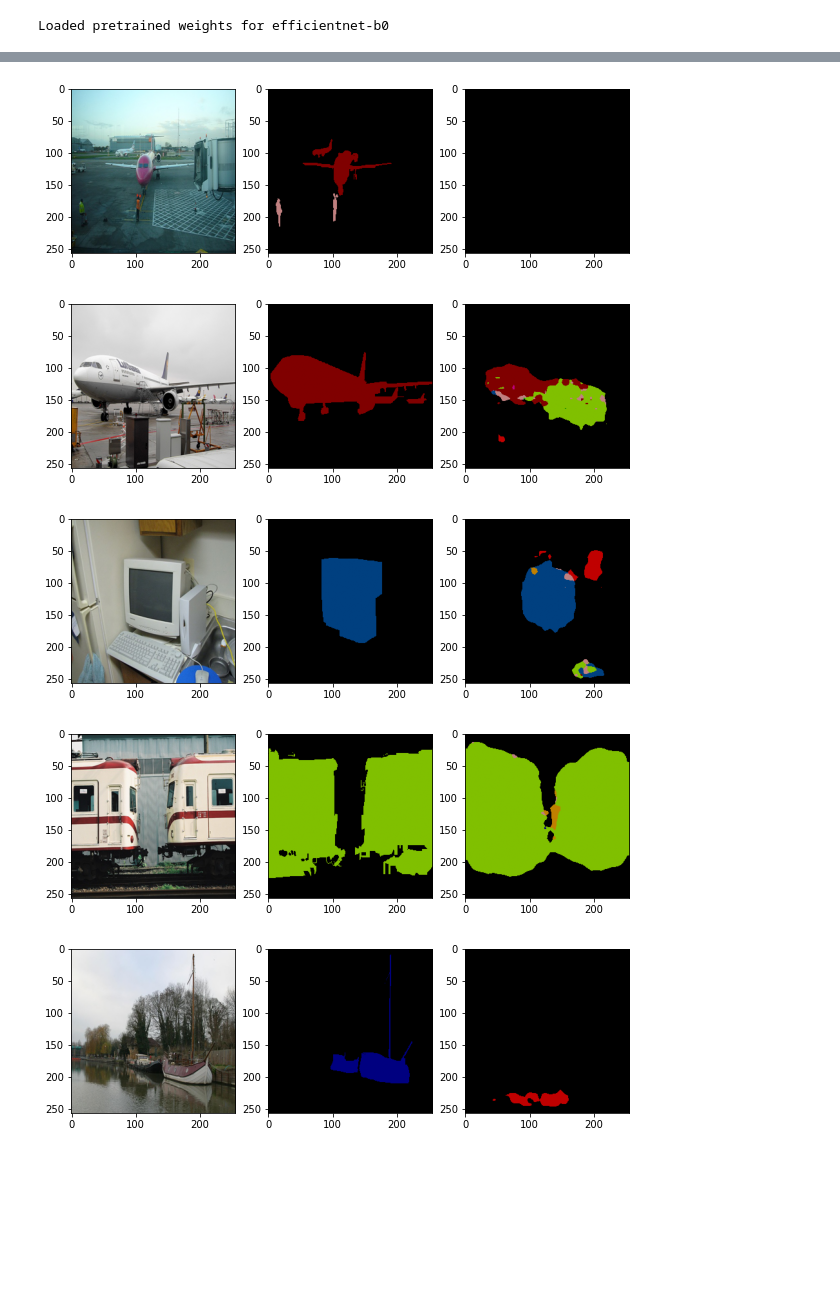
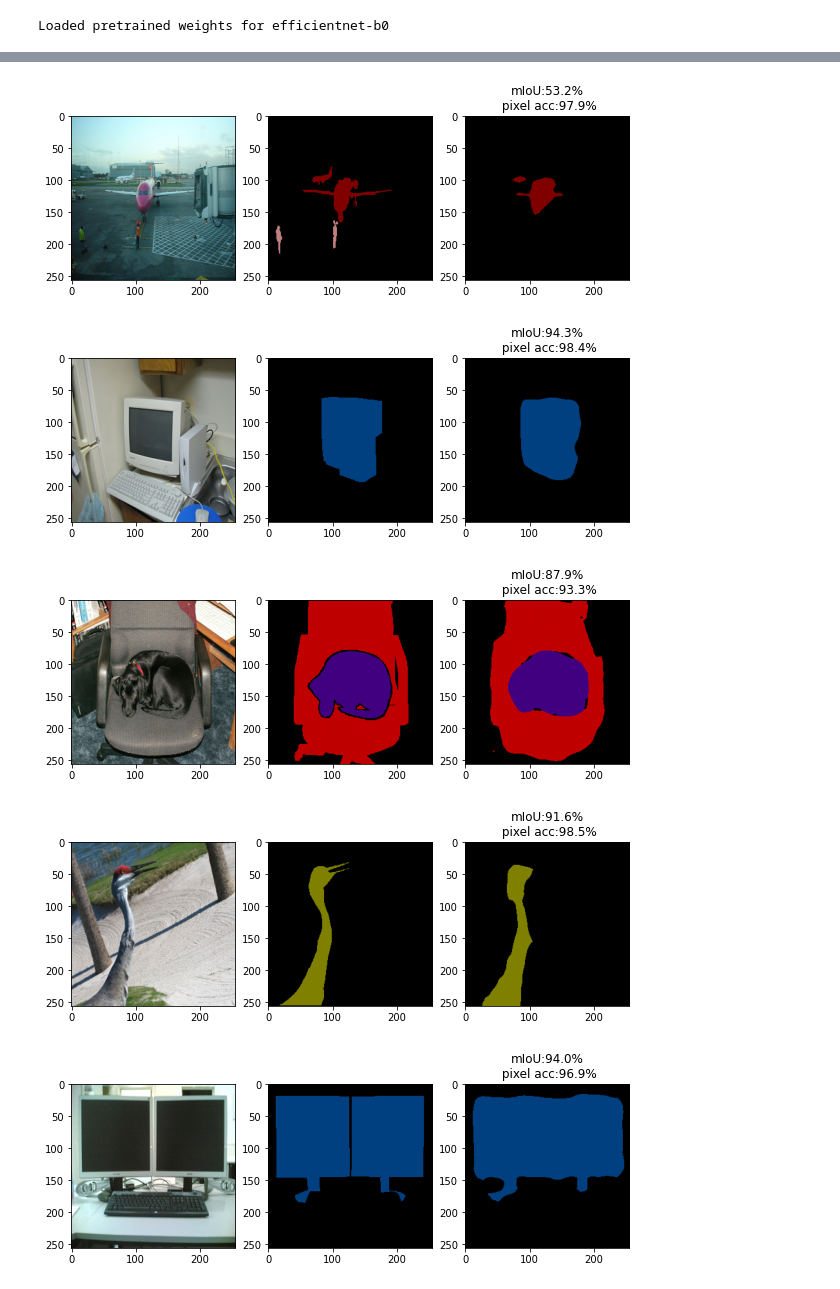
Before and after one commit to aa10402tw/RealTime-Segmentation, a Jupyter notebook: Train.ipynb, the cells around one changed output, grey strips where cells are left out. Cells and saved outputs as stored; diff of their text form; code cells hidden in the pictures; blank space fills up the shorter version.

Commit message:
update train

```diff
--- a/Train.ipynb
+++ b/Train.ipynb
@@ -19,15 +23,27 @@ from model.bisenet_v2 import BiSeNetV2
 # %%
 # Init Network, Loss and Optimizer
-net = BiSeNetV2(n_classes=21)
+n_classes = 21
+net = BiSeNetV2(n_classes=n_classes)
 criterion = torch.nn.CrossEntropyLoss()
 optimizer = torch.optim.Adam(net.parameters(), lr=0.0001)
+LABELS = [i for i in range(n_classes)]
 # %% [output]
 Loaded pretrained weights for efficientnet-b0
 # %%
-# Init Training Data Loader
+# Init Training & Evalutaion Data Loader
+img_size=(256, 256)
+batch_size = 32
 train_data = VOC2012_Dataset(
     root="G:/Codes/RealTime-Segementation/datasets/VOC2012",
-    img_size=(256, 256)
+    split='train',
+    img_size=img_size
 )
-batch_size = 16
-train_dataloader = data.DataLoader(train_data, batch_size=batch_size, shuffle=False)
+eval_data = VOC2012_Dataset(
+    root="G:/Codes/RealTime-Segementation/datasets/VOC2012",
+    split='val',
+    img_size=img_size
+)
+train_loader = data.DataLoader(train_data, batch_size=batch_size, shuffle=False)
+eval_loader  = data.DataLoader(eval_data, batch_size=batch_size, shuffle=False)
+print(len(train_loader))
+print(len(eval_loader))
@@ -53,0 +146,6 @@ pbar.close()
+# %%
+save_path = "weights/bisenet.pth"
+net = BiSeNetV2(n_classes=21)
+net.load_state_dict(torch.load(save_path))
+net.eval()
+print()
@@ -54,21 +154,26 @@ pbar.close()
 # %%
 # Inference
-for i, (inputs, labels) in enumerate(train_dataloader):
-    outs = net(inputs)
-    break
-for k in range(16):
+with torch.no_grad():
+    for i, (inputs, labels) in enumerate(train_loader):
+        outs = net(inputs)
+        break
+for k in range(batch_size):
     img = VOC2012_Dataset.denormalize(inputs[k]).numpy().transpose([1,2,0])
+    preds = torch.argmax(outs, dim=1)
+    # Metrics
+    miou = metrics.iou(preds.numpy()[k], labels.numpy()[k], labels=LABELS)
+    pacc = metrics.pixel_accuracy(preds.numpy()[k], labels.numpy()[k], labels=LABELS)
+    # For Plot
     label = VOC2012_Dataset.decode_segmap(labels.numpy()[k])
-    preds = torch.argmax(outs, dim=1)
     pred = VOC2012_Dataset.decode_segmap(preds.numpy()[k])
     plt.figure(figsize=(10,10))
     plt.subplot(131), plt.imshow(img)
     plt.subplot(132), plt.imshow(label)
-    plt.subplot(133), plt.imshow(pred)
+    plt.subplot(133), plt.imshow(pred), plt.title(f"mIoU:{miou*100:.1f}%\n pixel acc:{pacc*100:.1f}%")
     plt.show()
 # %% [output]
-[figure, old version]
+[figure, new version]
-[figure, old version]
+[figure, new version]
-[figure, old version]
+[figure, new version]
-[figure, old version]
+[figure, new version]
-[figure, old version]
+[figure, new version]
```
Also changed, not shown: parts of 11 cells of this notebook, 3 other files.
